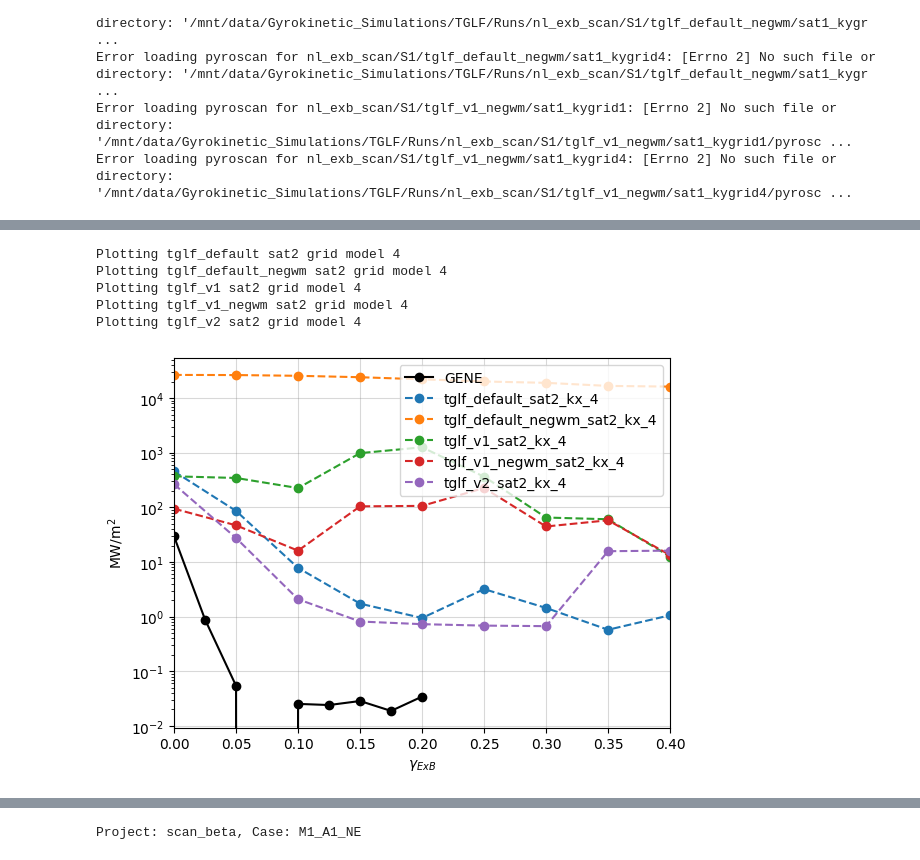
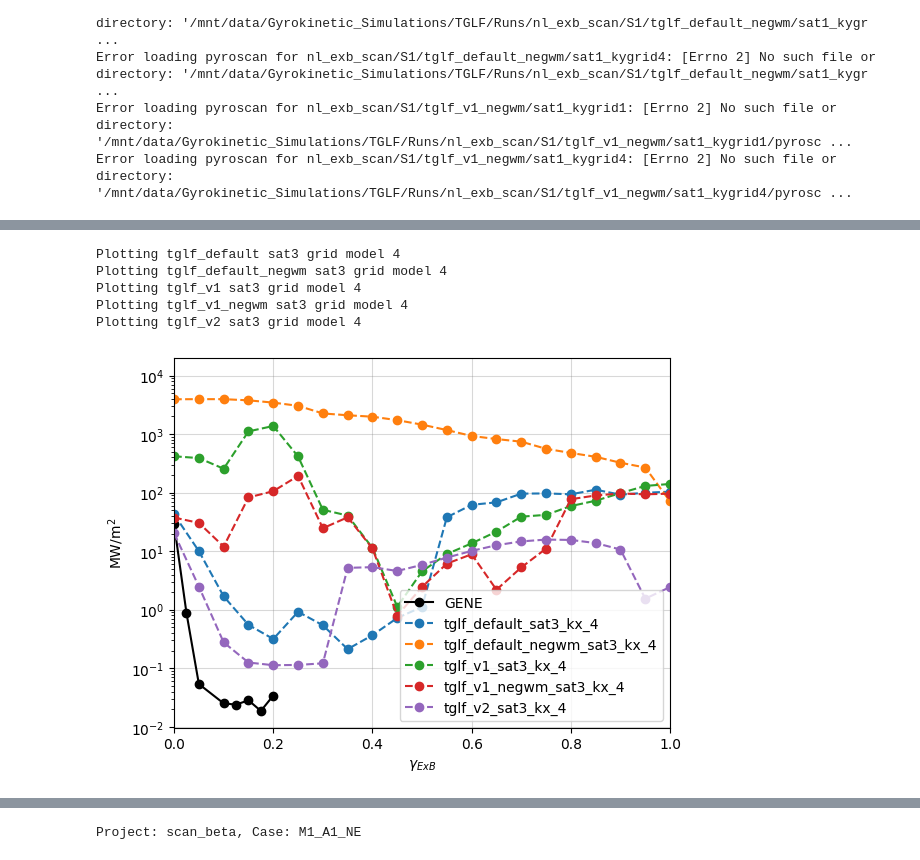
Before and after one commit to FelixWattsYork/EPS_2026_Analysis, a Jupyter notebook: Python_Scripts/Nonlinaer_Plotting.ipynb, the cells around one changed output, grey strips where cells are left out. Drawn from its saved outputs; the diff is of its cells as text; code cells hidden in the pictures.

```diff
--- a/Python_Scripts/Nonlinaer_Plotting.ipynb
+++ b/Python_Scripts/Nonlinaer_Plotting.ipynb
@@ -160,7 +106,7 @@ case = "S1"
 reference_exb = 3.49
 
 tglf_versions_to_plot = ["tglf_default","tglf_default_negwm","tglf_v1","tglf_v1_negwm","tglf_v2"]
-tglf_sat_rules_to_plot = ["sat2"]
+tglf_sat_rules_to_plot = ["sat3"]
 tglf_grid_models_to_plot = [4]
 
 
@@ -170,37 +116,37 @@ GENE_Heat = project_dict[project][case].gk_output["heat"].sum(dim="species").sum
 GENE_exb = project_dict[project][case].gk_output["heat"]["gamma_exb"]
 plt.plot(GENE_exb,np.abs(GENE_Heat), label="GENE", color="black", marker="o")
 
 for tglf in tglf_versions_to_plot:
     for sat_rule in tglf_sat_rules_to_plot:
         for grid_model in tglf_grid_models_to_plot:
             print(f"Plotting {tglf} {sat_rule} grid model {grid_model}")
             try:
                 tglf_heat = tglf_project_dict[project][case][tglf][sat_rule][grid_model].gk_output["heat"].sum(dim="species").sum(dim="field").data.to("MW/m^2",GENE_context)
                 tglf_exb = tglf_project_dict[project][case][tglf][sat_rule][grid_model].gk_output["heat"]["gamma_exb"]
                 plt.plot(tglf_exb, np.abs(tglf_heat), label=f"{tglf}_{sat_rule}_kx_{grid_model}", marker="o", linestyle="--")
             except Exception as e:
                 print(f"Error plotting {tglf} {sat_rule} grid model {grid_model}: {e}")
 
 
 
 
 #plt.axvline(x=reference_q, color='red',alpha=0.3,linestyle = "--")
 
 plt.title("")
 plt.ylabel(r"MW/m$^2$")
 plt.xlabel(r"$\gamma_{ExB}$")
 plt.grid(alpha=0.3, color='grey')
 plt.legend()
 plt.yscale("log")
 #plt.xscale("log")
-plt.xlim(GENE_exb[0],2*GENE_exb[-1])
+plt.xlim(GENE_exb[0],5*GENE_exb[-1])
 path = f"../Plots/{project}/{case}"
 os.makedirs(path, exist_ok=True)
 #plt.savefig(f"{path}/Growth Rate vs q — {case}, ky={ky_actual:.3f}.png", dpi=300)
 # %% [output]
-Plotting tglf_default sat2 grid model 4
-Plotting tglf_default_negwm sat2 grid model 4
-Plotting tglf_v1 sat2 grid model 4
-Plotting tglf_v1_negwm sat2 grid model 4
-Plotting tglf_v2 sat2 grid model 4
+Plotting tglf_default sat3 grid model 4
+Plotting tglf_default_negwm sat3 grid model 4
+Plotting tglf_v1 sat3 grid model 4
+Plotting tglf_v1_negwm sat3 grid model 4
+Plotting tglf_v2 sat3 grid model 4
-[figure, old version]
+[figure, new version]
```
Also changed, not shown: parts of 20 cells of this notebook, 15 other files.
